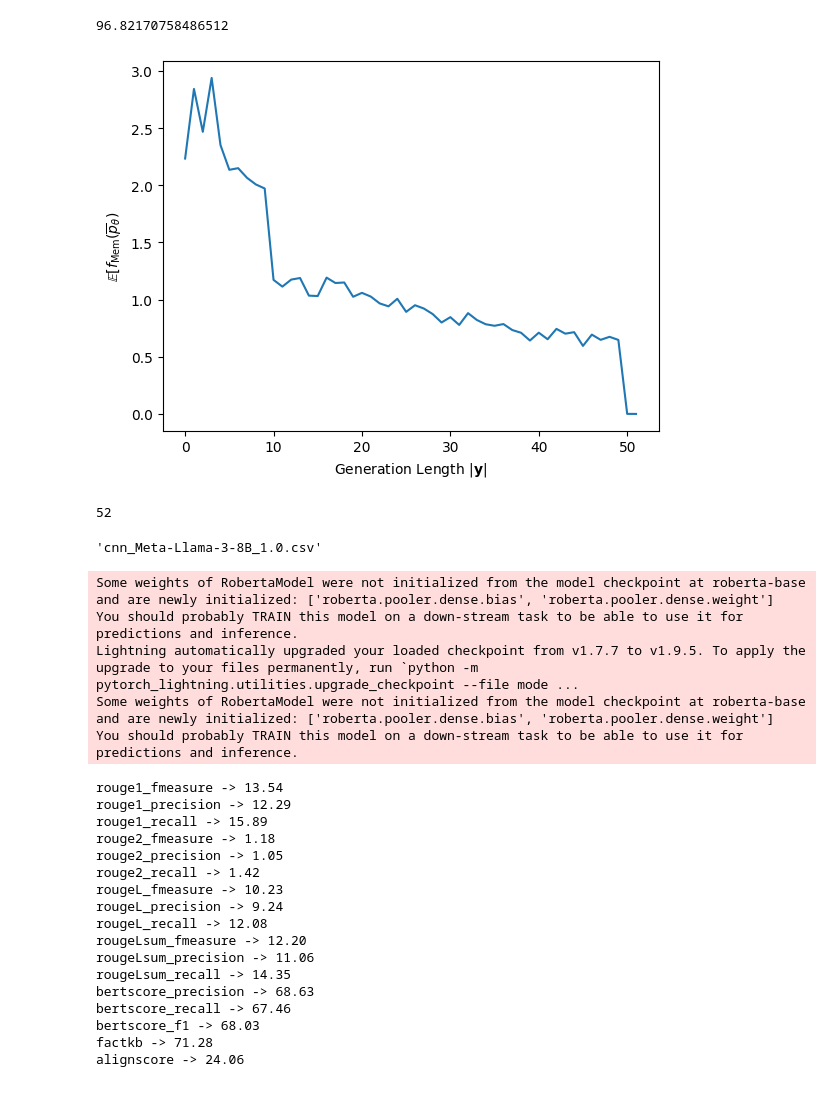
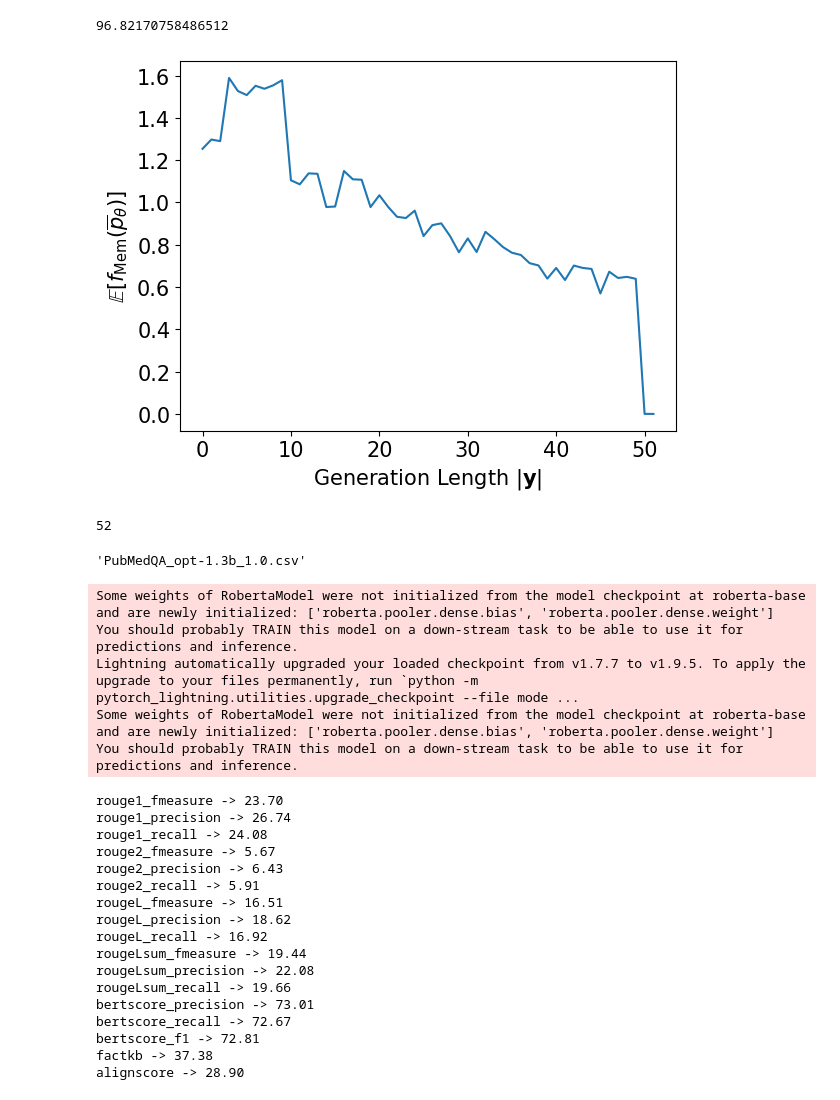
Before and after one commit to james-flemings/context_influence, a Jupyter notebook: experiments.ipynb, the cells around one changed output. Cells and saved outputs as stored; diff of their text form; code cells hidden in the pictures.

```diff
--- a/experiments.ipynb
+++ b/experiments.ipynb
@@ -26,7 +26,7 @@ do_sample=True
 num_beams=1
 
 dataset_name="PubMedQA"
-model_name= "EleutherAI/gpt-neo-1.3B"
+model_name= "facebook/opt-1.3b"
 batch_size=8
 max_input_length=2048
 DEVICE = "cuda:1" if torch.cuda.is_available() else "cpu"
@@ -123,7 +123,7 @@ def cnn_pretokenize(dataset, tokenizer, max_input_length):
         trunc_doc = tokenizer.batch_decode(tokenizer(row['article'], return_tensors="pt", max_length=max_input_length,  truncation=True).input_ids, skip_special_tokens=True)[0]
         data['context'].append(trunc_doc)
         data['summary'].append(row['highlights'])
-        data['query'].append("Summarize the article in one sentence. Summary:")
+        data['query'].append("Summary of the above news article:")
     return Dataset.from_dict(data)
 
 def pubmedqa_pretokenize(dataset, tokenizer, max_input_length):
@@ -400,8 +398,8 @@ def decode_experiment(test_set, model, tokenizer, lambd, temperature, dataset_na
     return dp_predictions, doc_priv_loss
 # %%
 dir_name = "results"
-m_name = "gpt-neo-1.3B"
-model_name = "EleutherAI/gpt-neo-1.3B"
+m_name = "opt-1.3b"
+model_name = "facebook/opt-1.3B"
 # %%
 os.makedirs(dir_name, exist_ok=True)
 lambds = [0.5, 1.0, 1.5]
@@ -473,7 +475,7 @@ stop_token_ids = [tokenizer.eos_token_id,
                      ]
 query_set = test_set.select(range(1000))
 
-lambds = [0.5, 1.0, 1.5]
+lambds = [1.0]
 mean_vals = []
 vals = []
 for lambd in lambds:
@@ -511,13 +513,15 @@ print(np.mean(np.sum(mem_vals, axis=1)))
 # %%
 import matplotlib.pyplot as plt
 
 mean_vals = np.mean(mem_vals, axis=0)
 plt.plot(np.arange(0, len(mean_vals)), mean_vals)
-plt.xlabel("Generation Length $|\mathbf{y}|$")
-plt.ylabel(r'$\mathbb{E}[f_{\text{Mem}}(\overline{p}_{\theta})]$')
+plt.xlabel("Generation Length $|\mathbf{y}|$", fontsize=15)
+plt.ylabel(r'$\mathbb{E}[f_{\text{Mem}}(\overline{p}_{\theta})]$', fontsize=15)
+plt.xticks(fontsize=15)
+plt.yticks(fontsize=15)
 plt.savefig("gen_len_analysis.pdf", bbox_inches="tight")
 # %% [output]
-[figure, old version]
+[figure, new version]
 # %%
 len(mean_vals)
 # %% [output]
@@ -525,7 +529,7 @@ len(mean_vals)
 # %%
 file_name
 # %% [output]
-'cnn_Meta-Llama-3-8B_1.0.csv'
+'PubMedQA_opt-1.3b_1.0.csv'
 # %%
 result_dict = evaluator.evaluate(predictions, references, documents)
 # %% [output]
@@ -534,20 +538,20 @@ You should probably TRAIN this model on a down-stream task to be able to use it
 Lightning automatically upgraded your loaded checkpoint from v1.7.7 to v1.9.5. To apply the upgrade to your files permanently, run `python -m pytorch_lightning.utilities.upgrade_checkpoint --file mode ...
 Some weights of RobertaModel were not initialized from the model checkpoint at roberta-base and are newly initialized: ['roberta.pooler.dense.bias', 'roberta.pooler.dense.weight']
 You should probably TRAIN this model on a down-stream task to be able to use it for predictions and inference.
-rouge1_fmeasure -> 13.54
-rouge1_precision -> 12.29
-rouge1_recall -> 15.89
-rouge2_fmeasure -> 1.18
-rouge2_precision -> 1.05
-rouge2_recall -> 1.42
-rougeL_fmeasure -> 10.23
-rougeL_precision -> 9.24
-rougeL_recall -> 12.08
-rougeLsum_fmeasure -> 12.20
-rougeLsum_precision -> 11.06
-rougeLsum_recall -> 14.35
-bertscore_precision -> 68.63
-bertscore_recall -> 67.46
-bertscore_f1 -> 68.03
-factkb -> 71.28
-alignscore -> 24.06
+rouge1_fmeasure -> 23.70
+rouge1_precision -> 26.74
+rouge1_recall -> 24.08
+rouge2_fmeasure -> 5.67
+rouge2_precision -> 6.43
+rouge2_recall -> 5.91
+rougeL_fmeasure -> 16.51
+rougeL_precision -> 18.62
+rougeL_recall -> 16.92
+rougeLsum_fmeasure -> 19.44
+rougeLsum_precision -> 22.08
+rougeLsum_recall -> 19.66
+bertscore_precision -> 73.01
+bertscore_recall -> 72.67
+bertscore_f1 -> 72.81
+factkb -> 37.38
+alignscore -> 28.90
```
Also changed, not shown: parts of 2 cells of this notebook, 5 other files.
